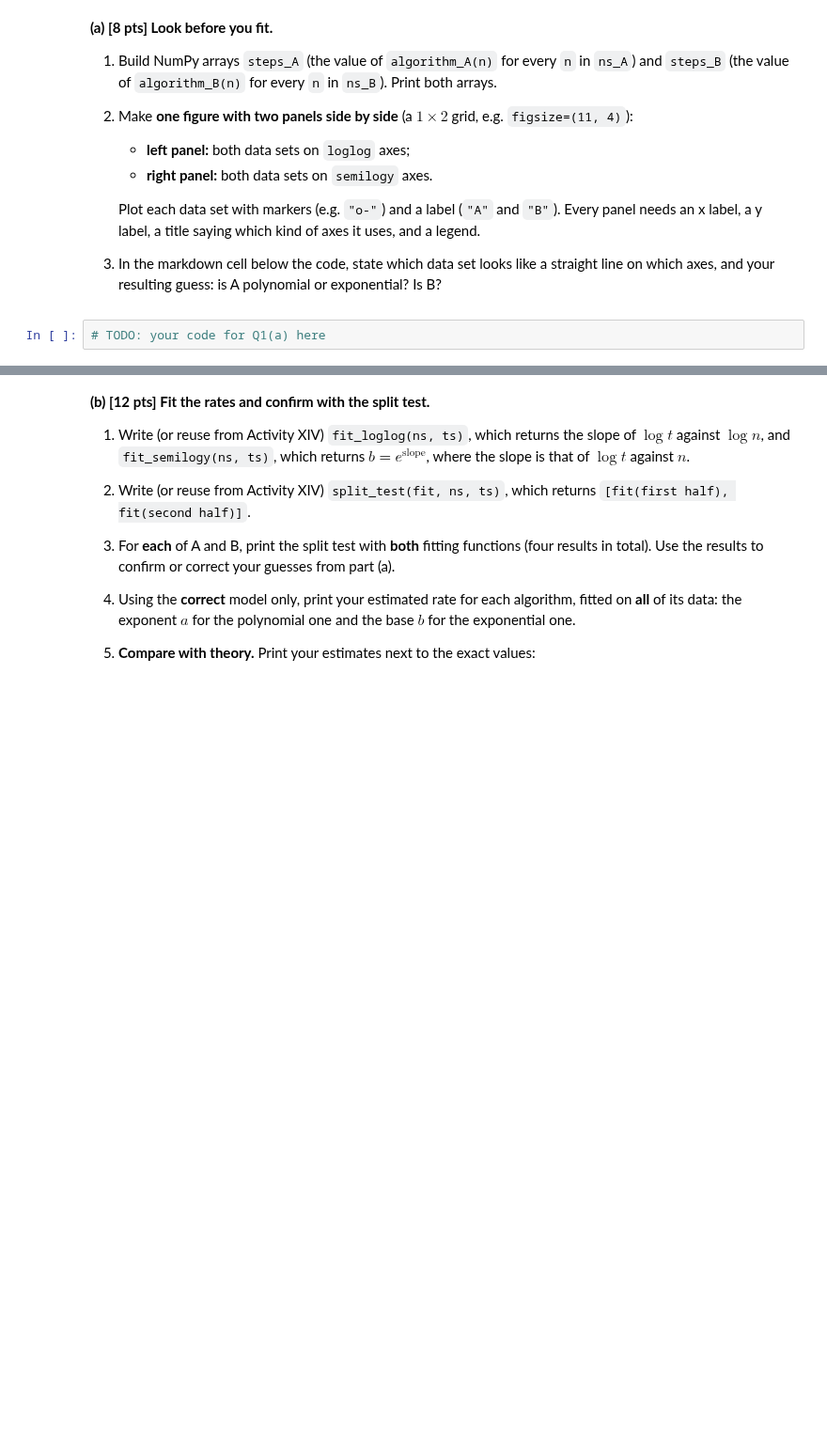
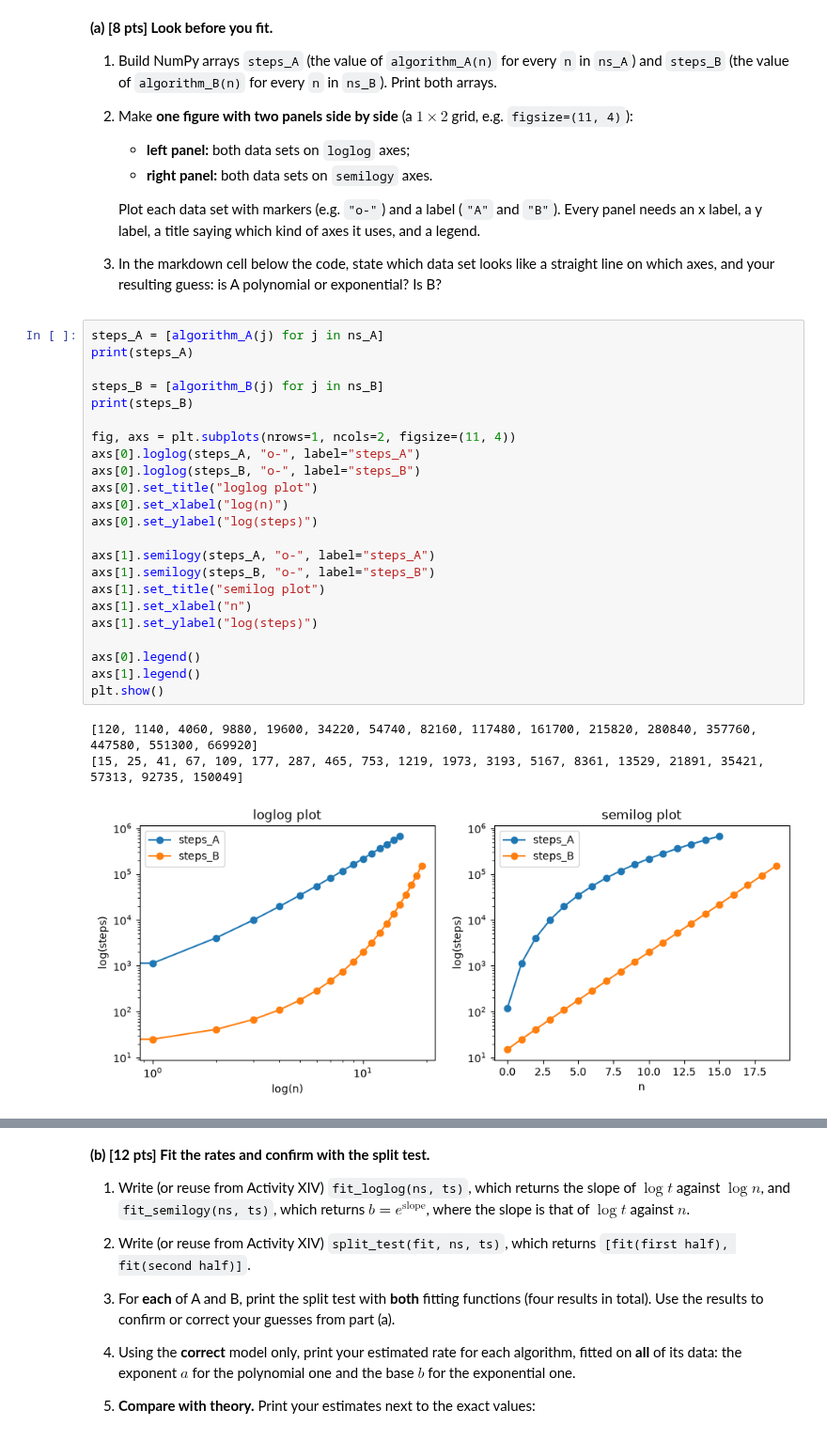
Before and after one commit to rl897/wsu_math300_myversion, a Jupyter notebook: assignments/assignmentIII.ipynb, the cells around one changed output, grey strips where cells are left out. Shown at 94% size. Drawn from its saved outputs; the diff is of its cells as text; blank space fills up the shorter version.

```diff
--- a/assignments/assignmentIII.ipynb
+++ b/assignments/assignmentIII.ipynb
@@ -81,7 +81,32 @@ ns_B = np.arange(5, 25)          # n = 5, 6, ..., 24      (20 values)
    Plot each data set with markers (e.g. `"o-"`) and a label (`"A"` and `"B"`). Every panel needs an x label, a y label, a title saying which kind of axes it uses, and a legend.
 3. In the markdown cell below the code, state which data set looks like a straight line on which axes, and your resulting guess: is A polynomial or exponential? Is B?
 # %%
-# TODO: your code for Q1(a) here
+steps_A = [algorithm_A(j) for j in ns_A]
+print(steps_A)
+
+steps_B = [algorithm_B(j) for j in ns_B]
+print(steps_B)
+
+fig, axs = plt.subplots(nrows=1, ncols=2, figsize=(11, 4))
+axs[0].loglog(steps_A, "o-", label="steps_A")
+axs[0].loglog(steps_B, "o-", label="steps_B")
+axs[0].set_title("loglog plot")
+axs[0].set_xlabel("log(n)")
+axs[0].set_ylabel("log(steps)")
+
+axs[1].semilogy(steps_A, "o-", label="steps_A")
+axs[1].semilogy(steps_B, "o-", label="steps_B")
+axs[1].set_title("semilog plot")
+axs[1].set_xlabel("n")
+axs[1].set_ylabel("log(steps)")
+
+axs[0].legend()
+axs[1].legend()
+plt.show()
+# %% [output]
+[120, 1140, 4060, 9880, 19600, 34220, 54740, 82160, 117480, 161700, 215820, 280840, 357760, 447580, 551300, 669920]
+[15, 25, 41, 67, 109, 177, 287, 465, 753, 1219, 1973, 3193, 5167, 8361, 13529, 21891, 35421, 57313, 92735, 150049]
+[figure, added]
 # %% [markdown]
 **Your answer for Q1(a):**
 
```
Also changed, not shown: parts of 10 cells of this notebook.
